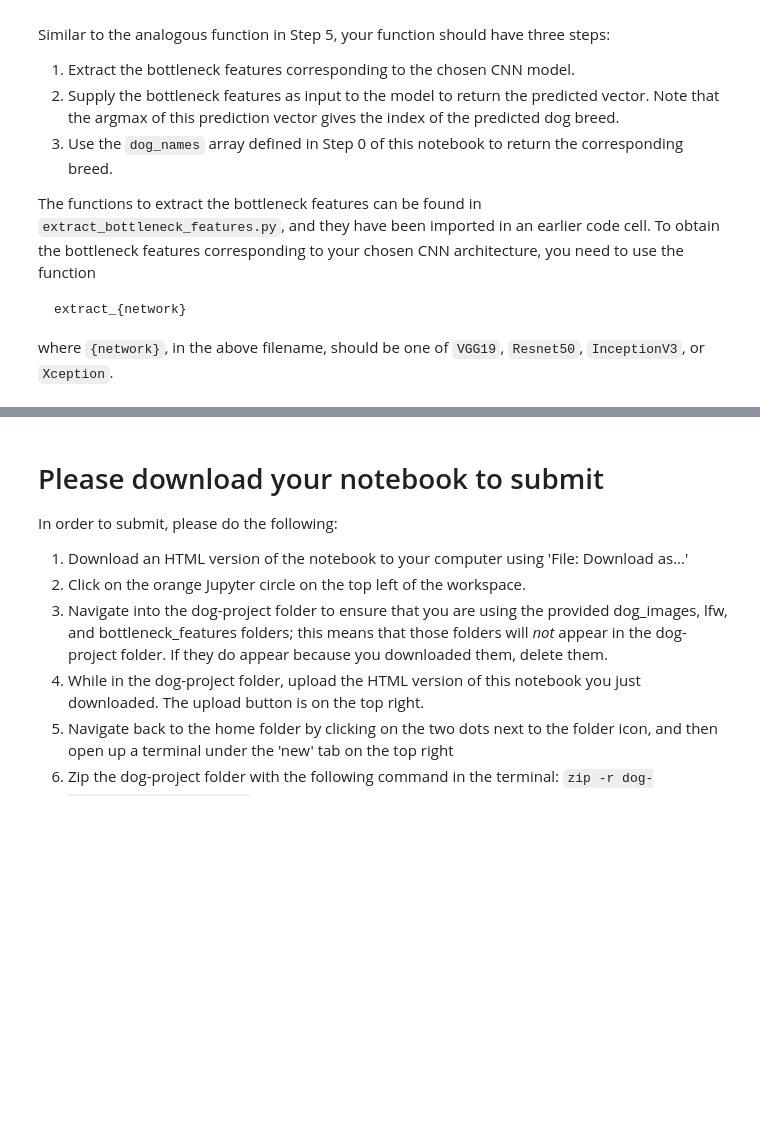
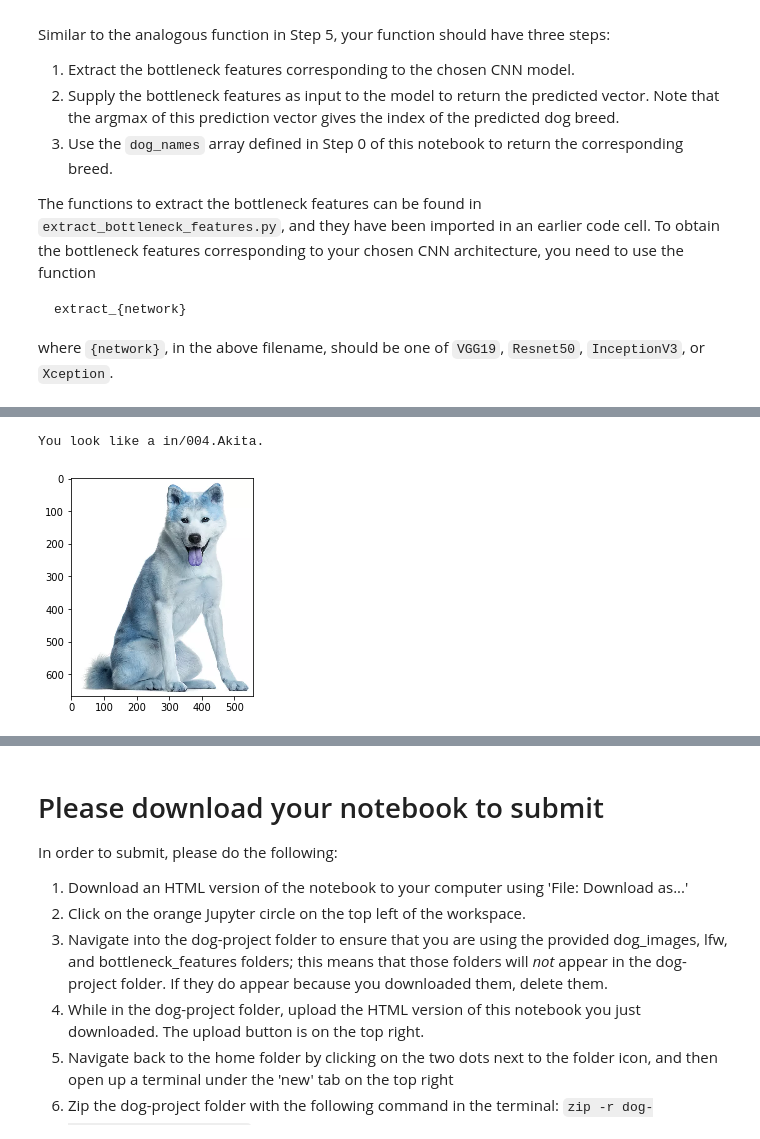
Before and after one commit to udacity/dog-project, a Jupyter notebook: dog_app.ipynb, the cells around one changed output, grey strips where cells are left out. Saved outputs shown, nothing was run; the diff lists cells and outputs as text; code cells hidden in the pictures; blank space fills up the shorter version.

```diff
--- a/dog_app.ipynb
+++ b/dog_app.ipynb
@@ -672,0 +890,5 @@ __Answer:__
+# %%
+predict_dog_breed('images/testing/dog_akita.png')
+# %% [output]
+You look like a in/004.Akita.
+[figure, added]
```
Also changed, not shown: parts of 43 cells of this notebook, 1 other file.
